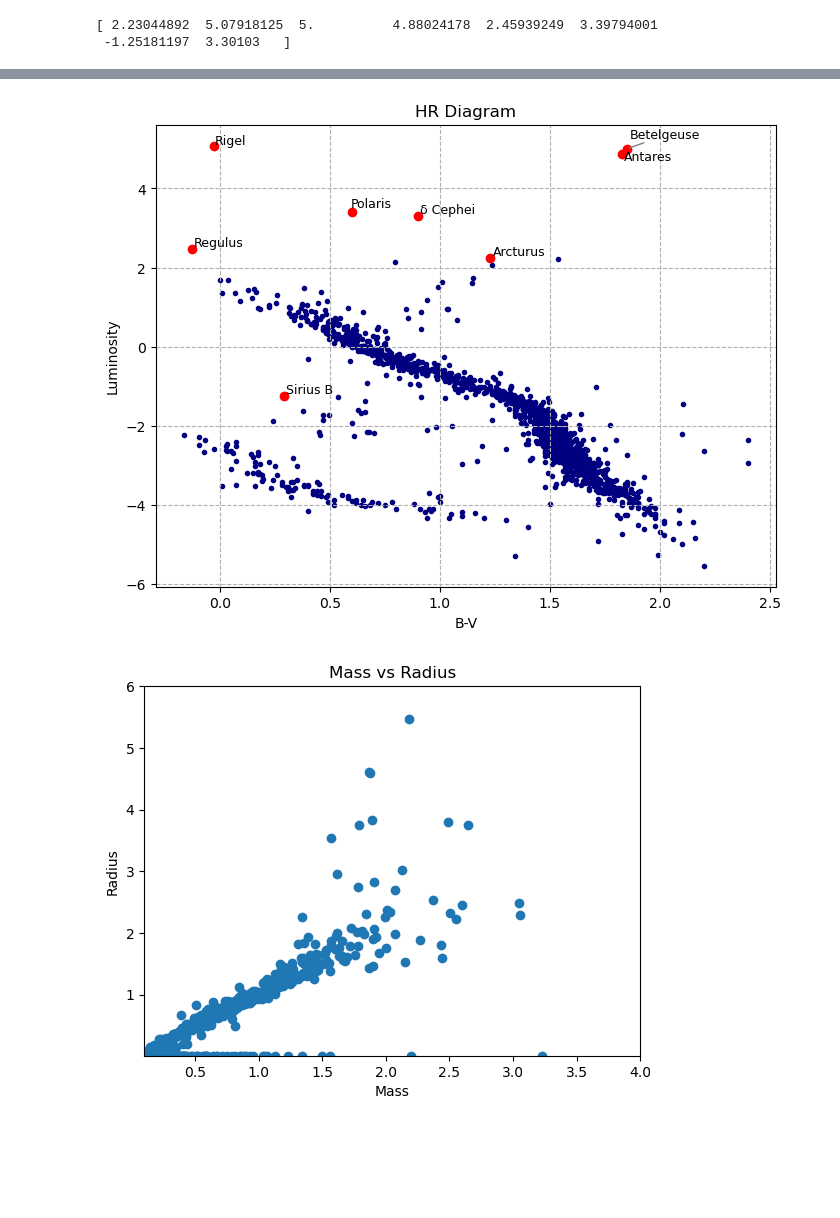
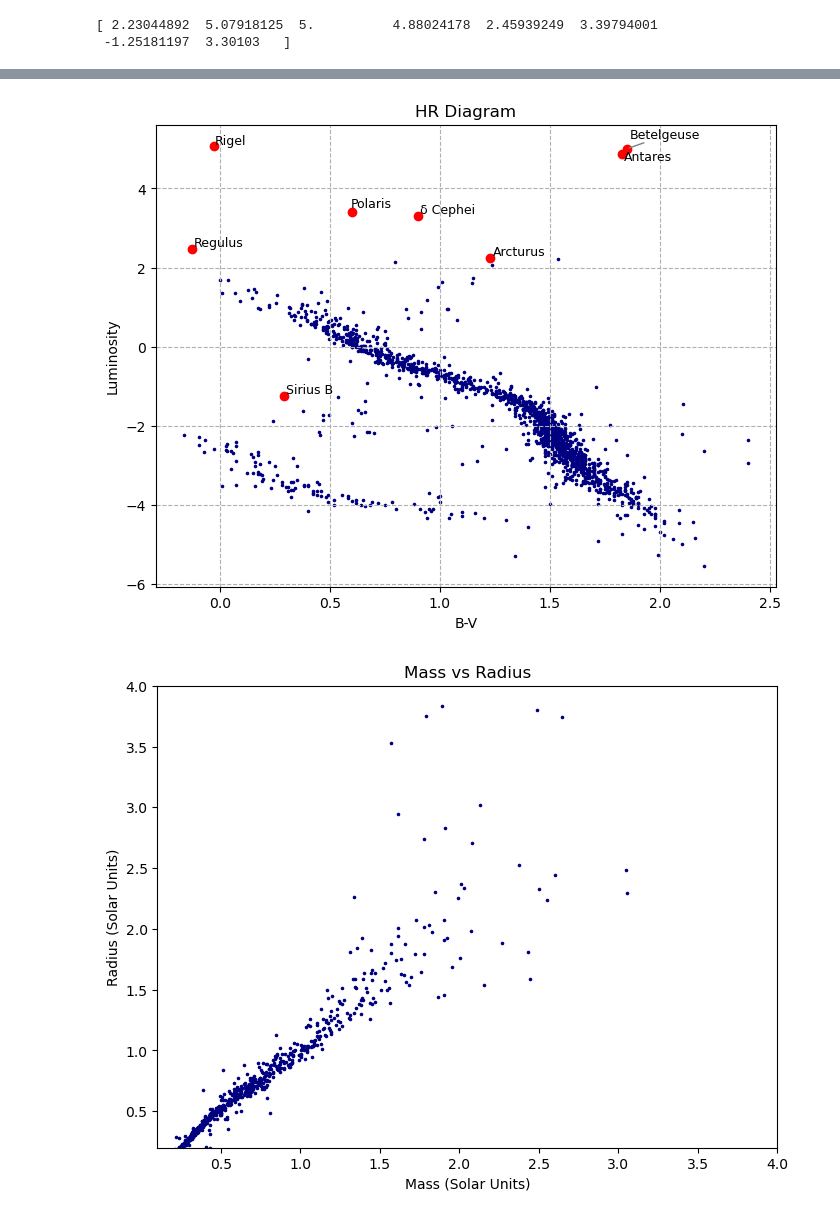
Before and after one commit to Argemenon/Astronomy_and_Simulations, a Jupyter notebook: IDC 201/Nearest2K/Nearest2Kstars.ipynb, the cells around one changed output, grey strips where cells are left out. Saved outputs shown, nothing was run; the diff lists cells and outputs as text; code cells hidden in the pictures; blank space fills up the shorter version.

```diff
--- a/IDC 201/Nearest2K/Nearest2Kstars.ipynb
+++ b/IDC 201/Nearest2K/Nearest2Kstars.ipynb
@@ -112,7 +112,7 @@ plt.grid(True, linestyle= '--')
 # %%
 plt.figure(figsize=(8,6))
 
-plt.scatter(data1.ci, loglum, marker='.', color = 'navy')
+plt.scatter(data1.ci, loglum, marker='.', color = 'navy', s=10)
 # plt.yticks(data.Colour)
 # plt.xticks(np.arange(12,24,1))
 # plt.yticks(np.arange(0,20,0.01))
@@ -143,20 +143,21 @@ plt.ylabel('Luminosity')
 plt.title('HR Diagram')
 plt.grid(True, linestyle= '--')
 # %% [output]
-[figure, old version]
+[figure, new version]
 # %%
-plt.scatter(data1.Mass, data1.Radius)
+plt.figure(figsize=(8,6))
+plt.scatter(data1.Mass, data1.Radius, marker= '.', s= 10, color = 'navy')
 
 plt.xlim(0.1,4)
-plt.ylim(0.01,6)
+plt.ylim(0.2,4)
 
-plt.xlabel('Mass')
-plt.ylabel('Radius')
+plt.xlabel('Mass (Solar Units)')
+plt.ylabel('Radius (Solar Units)')
 plt.title('Mass vs Radius')
 
 plt.show()
 # %% [output]
-[figure, old version]
+[figure, new version]
 # %%
 import numpy as np
 import matplotlib.pyplot as plt
```
Also changed, not shown: parts of 3 cells of this notebook, 1 other file.
